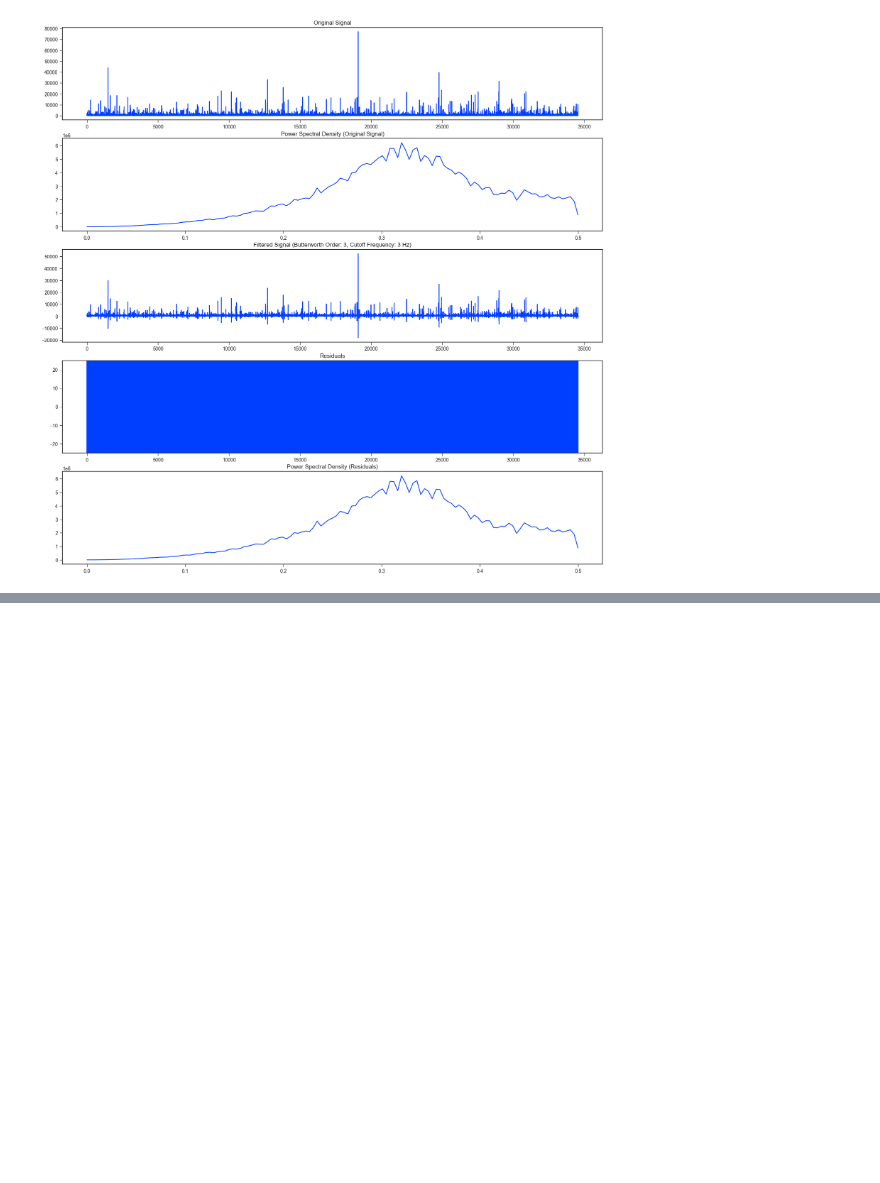
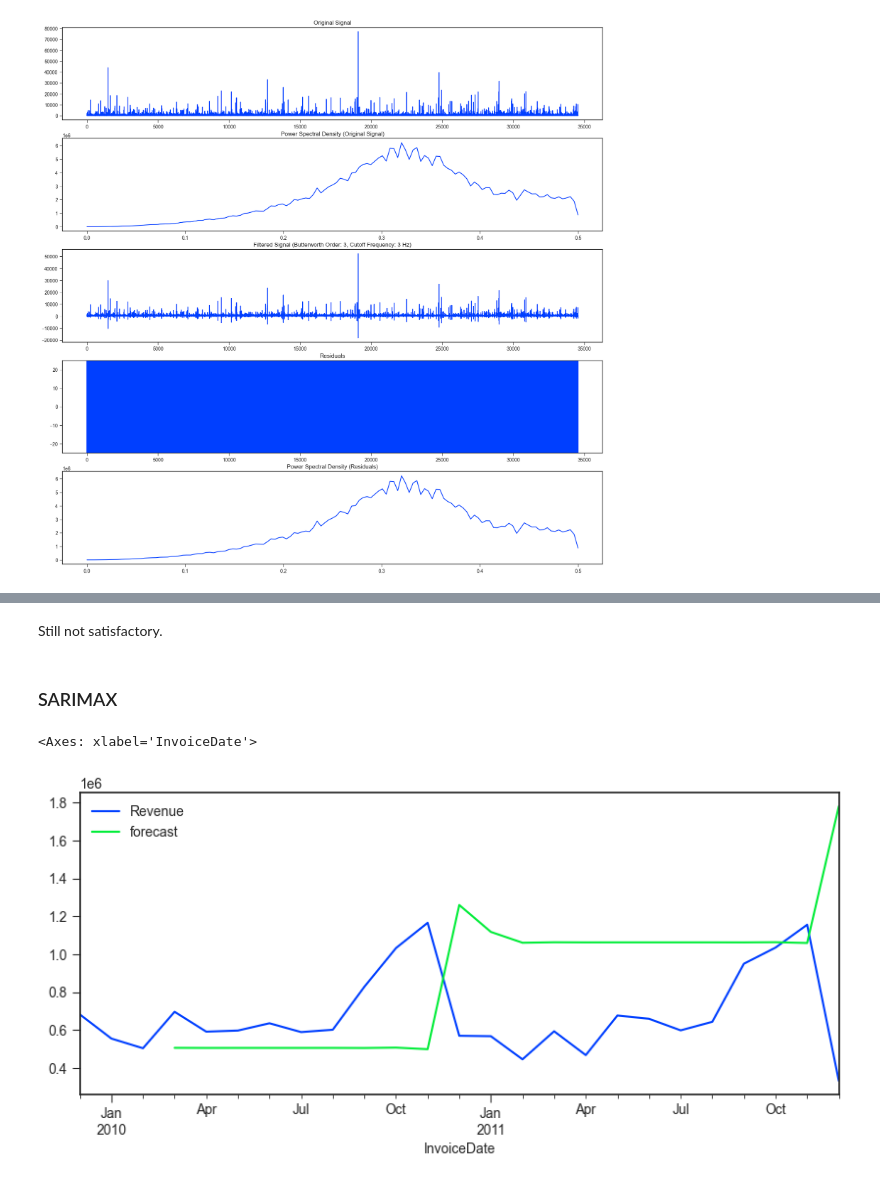
Before and after one commit to tushar55b/online-retail, a Jupyter notebook: code/Forecasting_TIS_1.ipynb, the cells around one changed output, grey strips where cells are left out. Cells and saved outputs as stored; diff of their text form; code cells hidden in the pictures; blank space fills up the shorter version.

```diff
--- a/code/Forecasting_TIS_1.ipynb
+++ b/code/Forecasting_TIS_1.ipynb
@@ -1082,0 +1158,4 @@ for i in np.arange(3,20):
+# %% [markdown]
+Still not satisfactory.
+# %% [markdown]
+### SARIMAX
@@ -1082,0 +1164,20 @@ for i in np.arange(3,20):
+# %%
+# add invoice date
+data1['InvoiceDate'] = pd.to_datetime(data1['InvoiceYear'].astype(str) + '-' + data1['InvoiceMonth'].astype(str) + '-01')
+
+# Set 'Invoice Date' as index
+data1.set_index('InvoiceDate', inplace=True)
+
+# drop month and year
+data1.drop(columns = ['InvoiceYear', 'InvoiceMonth'], inplace=True)
+# %%
+# fitting the model
+model = sm.tsa.statespace.SARIMAX(data1['Revenue'], order=(1, 1, 1), seasonal_order=(1,1,1,12))
+results = model.fit()
+
+# predict and plot
+data1['forecast'] = results.predict(start=3,end=25,dynamic=True)
+data1[['Revenue','forecast']].plot(figsize=(10,4))
+# %% [output]
+<Axes: xlabel='InvoiceDate'>
+[figure, added]
```
Also changed, not shown: parts of 14 cells of this notebook.
